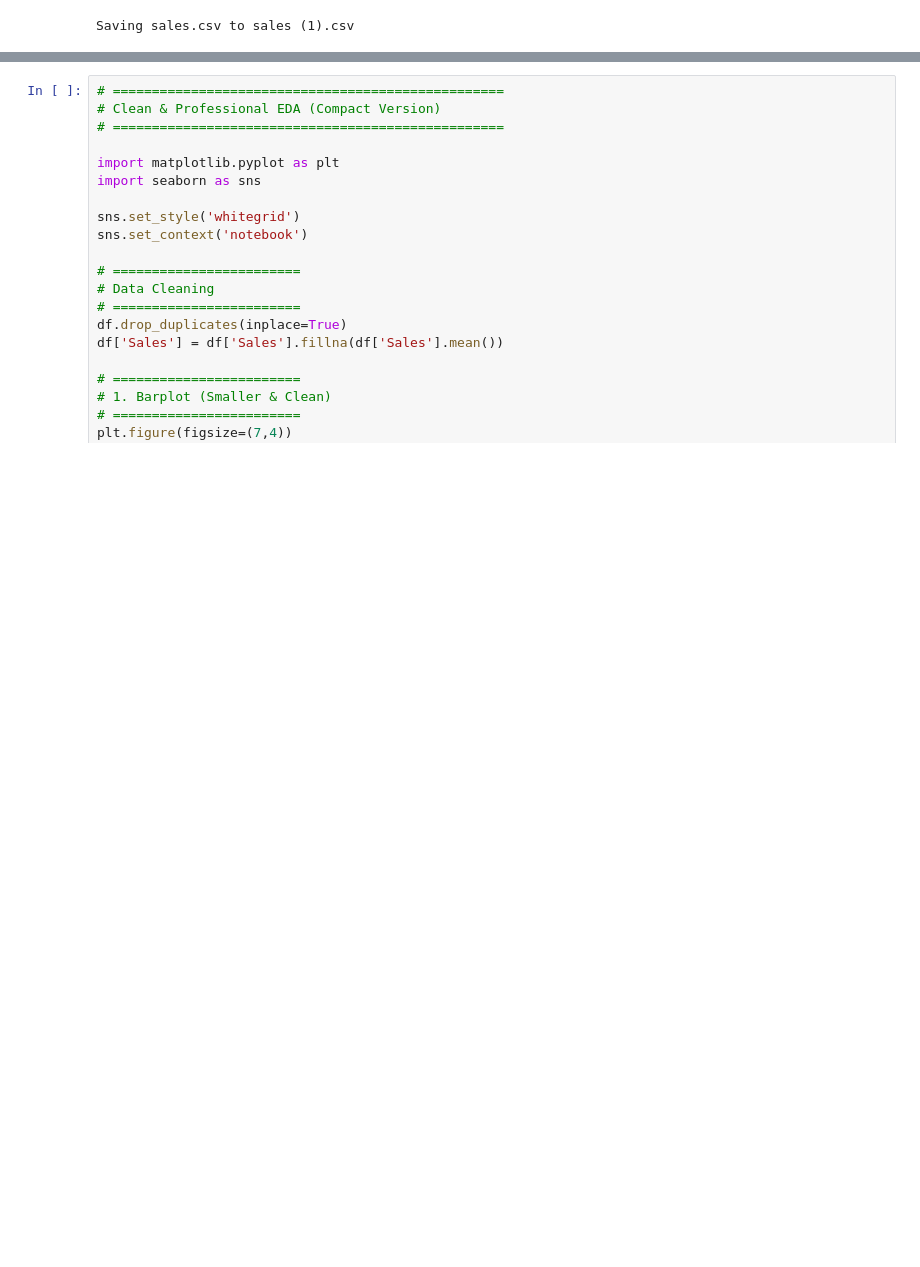
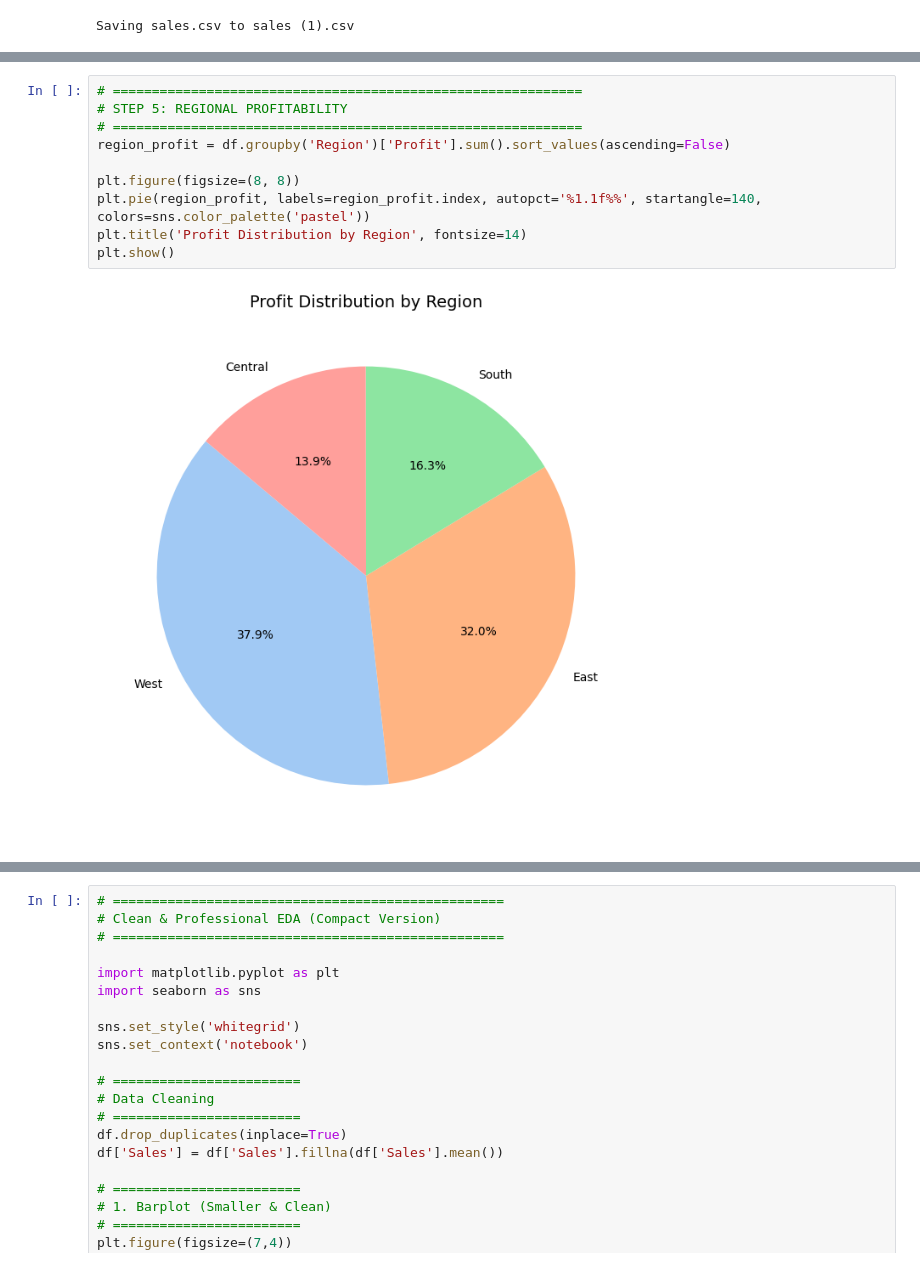
Before and after one commit to abdulkhaleq-sahel/data-science-portfolio, a Jupyter notebook: project-1-data-analysis/sales_data_analysis.ipynb, the cells around one changed output, grey strips where cells are left out. Cells and saved outputs as stored; diff of their text form; blank space fills up the shorter version.

```diff
--- a/project-1-data-analysis/sales_data_analysis.ipynb
+++ b/project-1-data-analysis/sales_data_analysis.ipynb
@@ -178,0 +110,12 @@ dtype: float64
+# %%
+# ============================================================
+# STEP 5: REGIONAL PROFITABILITY
+# ============================================================
+region_profit = df.groupby('Region')['Profit'].sum().sort_values(ascending=False)
+
+plt.figure(figsize=(8, 8))
+plt.pie(region_profit, labels=region_profit.index, autopct='%1.1f%%', startangle=140, colors=sns.color_palette('pastel'))
+plt.title('Profit Distribution by Region', fontsize=14)
+plt.show()
+# %% [output]
+[figure, added]
```
Also changed, not shown: parts of 17 cells of this notebook.
